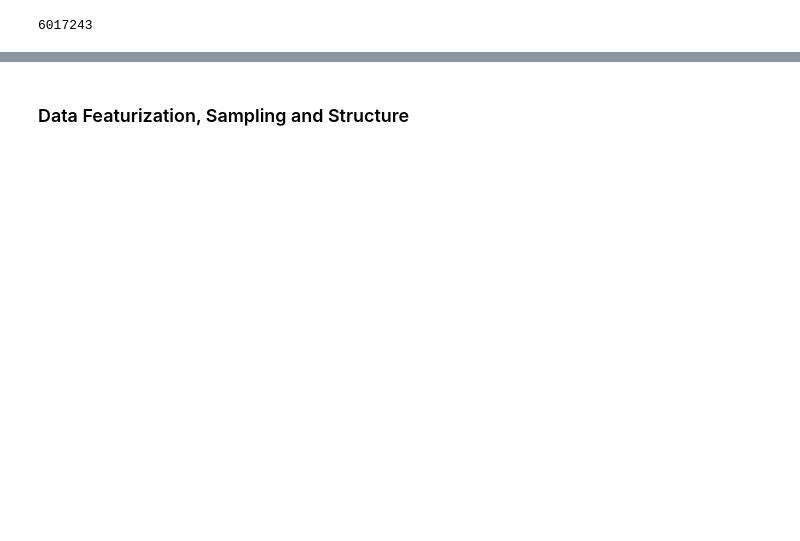
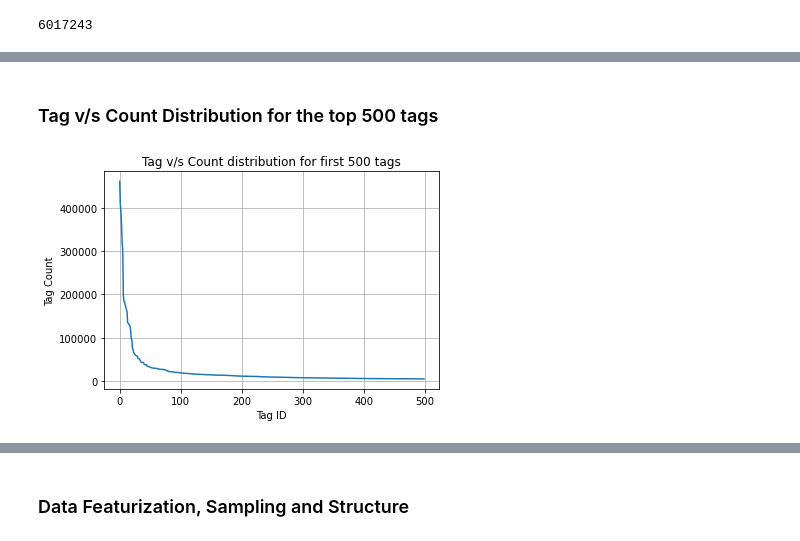
Before and after one commit to flozender/StackExchangeTagPrediction, a Jupyter notebook: Project.ipynb, the cells around one changed output, grey strips where cells are left out. Saved outputs shown, nothing was run; the diff lists cells and outputs as text; code cells hidden in the pictures; blank space fills up the shorter version.

```diff
--- a/Project.ipynb
+++ b/Project.ipynb
@@ -90,0 +89,10 @@ w2v_data_title.take(1)
+# %% [markdown]
+### Tag v/s Count Distribution for the top 500 tags
+# %%
+plt.plot([i for i in range(500)], cCount[:500])
+plt.title("Tag v/s Count distribution for first 500 tags")
+plt.ylabel("Tag Count")
+plt.xlabel("Tag ID")
+plt.grid()
+# %% [output]
+[figure, added]
```
Also changed, not shown: parts of 78 cells of this notebook.
